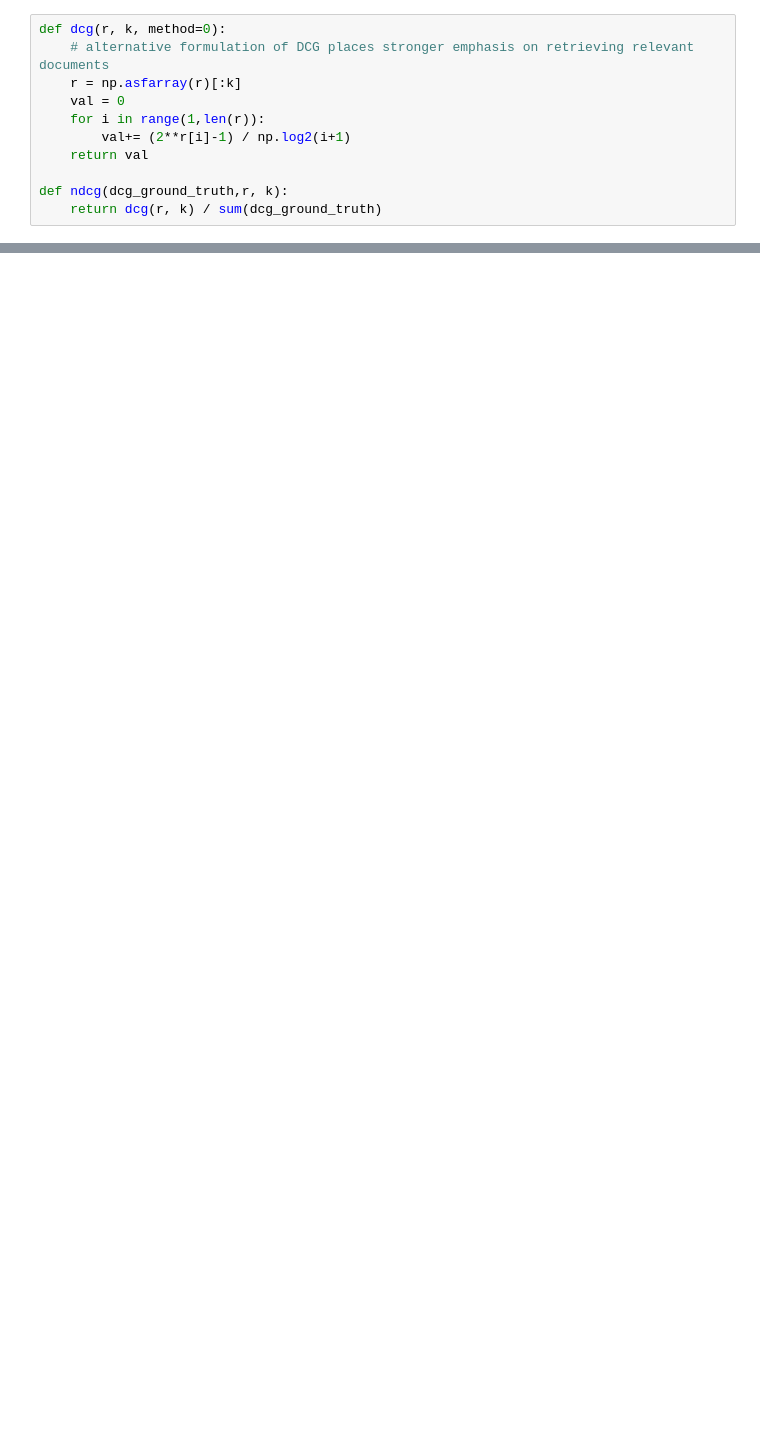
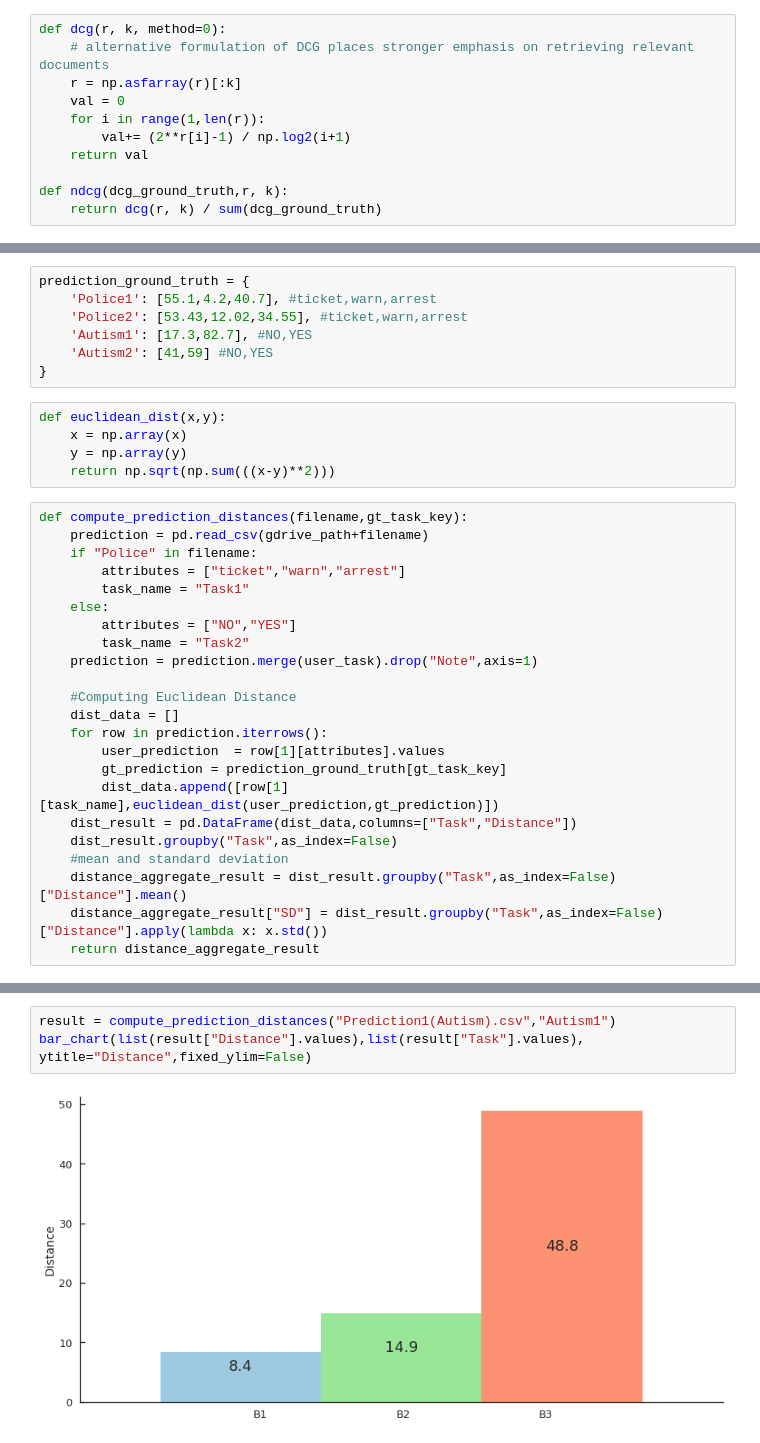
Before and after one commit to dorisjlee/viz-summarization, a Jupyter notebook: ipynb/User Study Results and Paper Statistics.ipynb, the cells around one changed output, grey strips where cells are left out. Saved outputs shown, nothing was run; the diff lists cells and outputs as text; blank space fills up the shorter version.

Commit message:
user study analysis

```diff
--- a/ipynb/User Study Results and Paper Statistics.ipynb
+++ b/ipynb/User Study Results and Paper Statistics.ipynb
@@ -61,0 +70,35 @@ A2 0.3186771224211299
+# %%
+prediction_ground_truth = {
+    'Police1': [55.1,4.2,40.7], #ticket,warn,arrest
+    'Police2': [53.43,12.02,34.55], #ticket,warn,arrest
+    'Autism1': [17.3,82.7], #NO,YES
+    'Autism2': [41,59] #NO,YES
+}
+# %%
+def euclidean_dist(x,y):
+    x = np.array(x)
+    y = np.array(y)
+    return np.sqrt(np.sum(((x-y)**2)))
+# %%
+def compute_prediction_distances(filename,gt_task_key):
+    prediction = pd.read_csv(gdrive_path+filename)
+    if "Police" in filename:
+        attributes = ["ticket","warn","arrest"]
+        task_name = "Task1"
+    else:
+        attributes = ["NO","YES"]
+        task_name = "Task2"
+    prediction = prediction.merge(user_task).drop("Note",axis=1)
+
+    #Computing Euclidean Distance
+    dist_data = []
+    for row in prediction.iterrows():
+        user_prediction  = row[1][attributes].values
+        gt_prediction = prediction_ground_truth[gt_task_key]
+        dist_data.append([row[1][task_name],euclidean_dist(user_prediction,gt_prediction)])
+    dist_result = pd.DataFrame(dist_data,columns=["Task","Distance"])
+    dist_result.groupby("Task",as_index=False)
+    #mean and standard deviation
+    distance_aggregate_result = dist_result.groupby("Task",as_index=False)["Distance"].mean()
+    distance_aggregate_result["SD"] = dist_result.groupby("Task",as_index=False)["Distance"].apply(lambda x: x.std())
+    return distance_aggregate_result
@@ -61,0 +140,5 @@ A2 0.3186771224211299
+# %%
+result = compute_prediction_distances("Prediction1(Autism).csv","Autism1")
+bar_chart(list(result["Distance"].values),list(result["Task"].values), ytitle="Distance",fixed_ylim=False)
+# %% [output]
+[figure, added]
```
Also changed, not shown: parts of 20 cells of this notebook, 9 other files.
